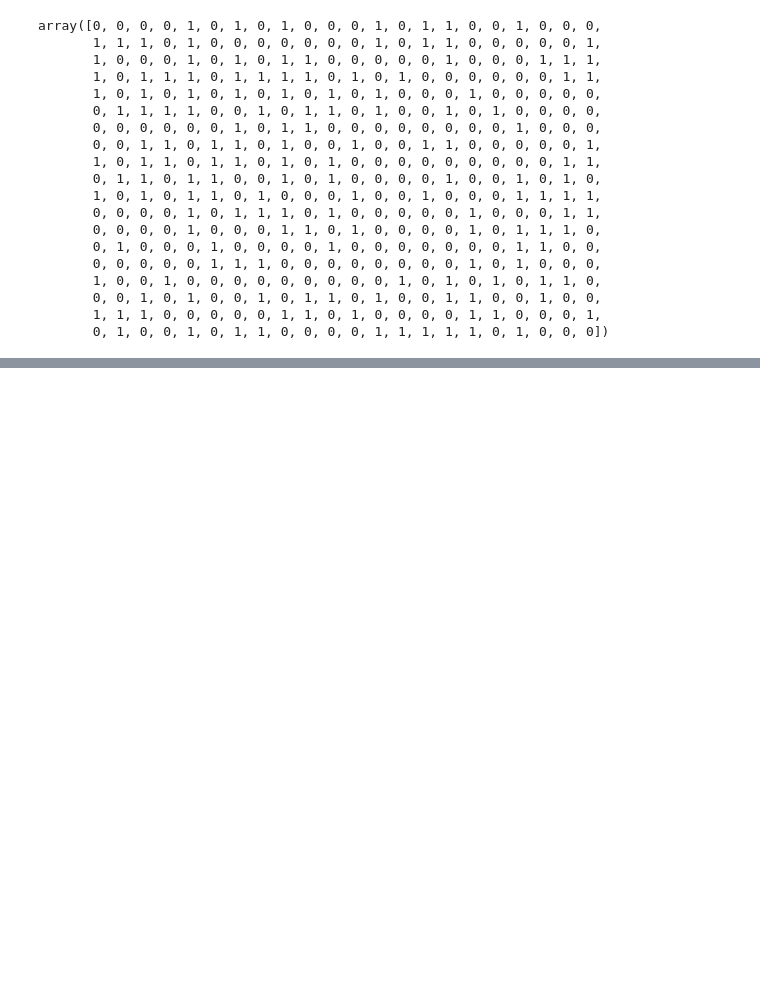
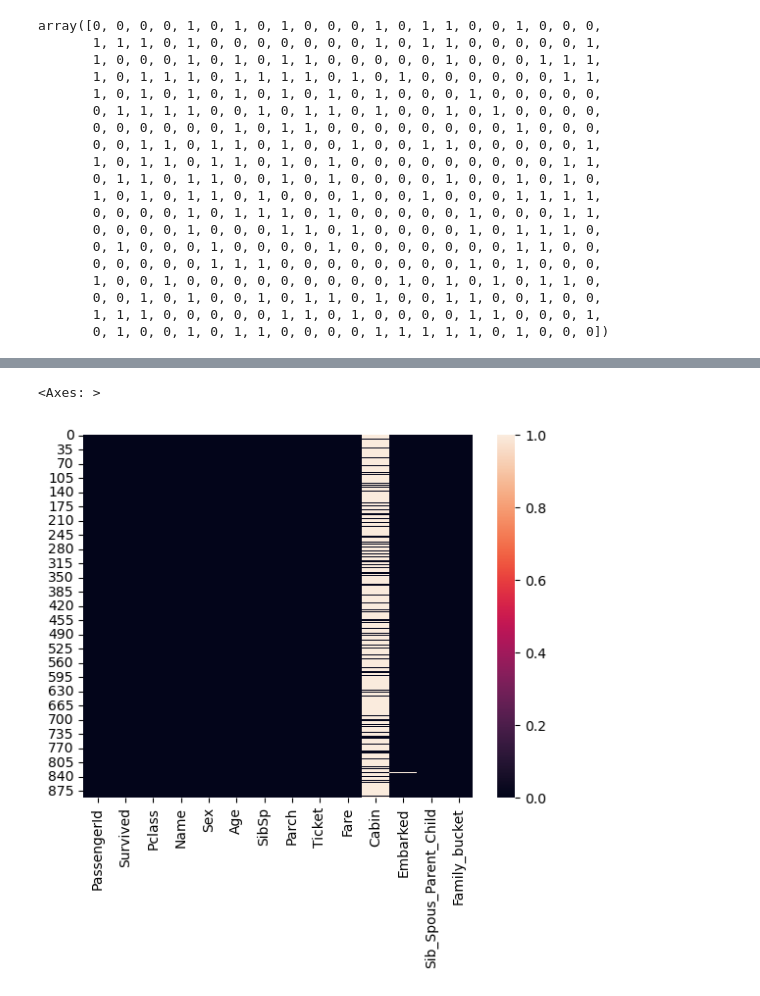
Before and after one commit to rachita27/Machine-Learning, a Jupyter notebook: Titanic Prediction.ipynb, the cells around one changed output, grey strips where cells are left out. Drawn from its saved outputs; the diff is of its cells as text; code cells hidden in the pictures; blank space fills up the shorter version.

```diff
--- a/Titanic Prediction.ipynb
+++ b/Titanic Prediction.ipynb
@@ -870,0 +897,9 @@ array([0, 0, 0, 0, 1, 0, 1, 0, 1, 0, 0, 0, 1, 0, 1, 1, 0, 0, 1, 0, 0, 0,
+# %%
+df['Age'] = df.apply(fill_age, axis = 1)
+df['Sib_Spous_Parent_Child'] = df['Parch'] + df['SibSp']
+df['Family_bucket'] = df.apply(family_bucket,axis = 1)
+# %%
+sns.heatmap(df.isnull())
+# %% [output]
+<Axes: >
+[figure, added]
```
Also changed, not shown: parts of 43 cells of this notebook.
